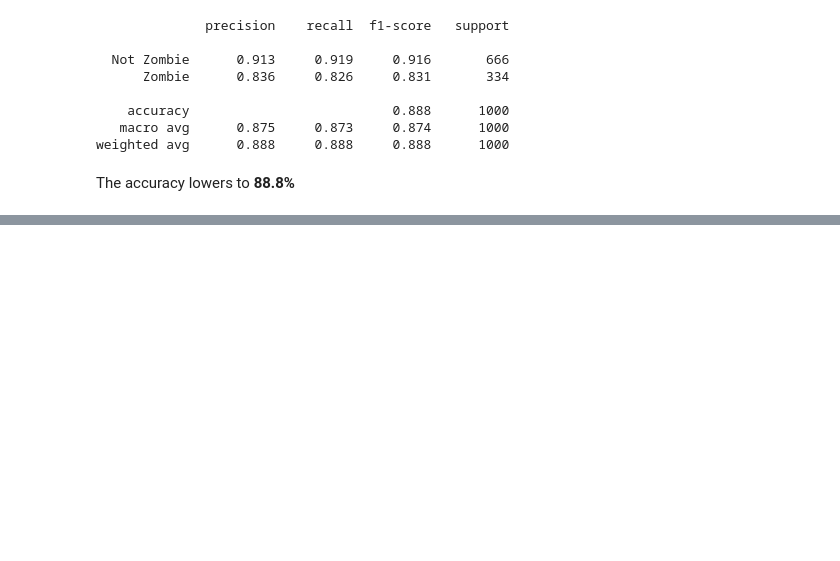
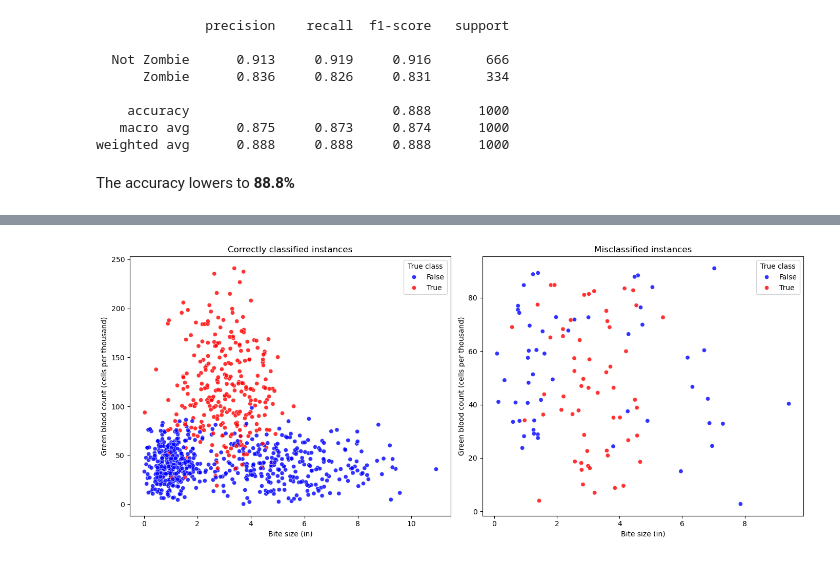
Before and after one commit to AEnyioko/Zombie, a Jupyter notebook: Zombie Project.ipynb, the cells around one changed output, grey strips where cells are left out. Cells and saved outputs as stored; diff of their text form; code cells hidden in the pictures; blank space fills up the shorter version.

```diff
--- a/Zombie Project.ipynb
+++ b/Zombie Project.ipynb
@@ -248,0 +259,28 @@ weighted avg      0.914     0.914     0.914      1000
+# %%
+# Prepare a DataFrame with true labels, predictions, and a correctness flag
+plot_df = x_test.copy()
+plot_df = plot_df.assign(true=y_test.values, pred=y_pred_no_bite)
+plot_df['correct'] = plot_df['true'] == plot_df['pred']
+
+# Plot correctly classified vs misclassified instances side-by-side
+plt.figure(figsize=(14,6))
+# Correctly classified
+plt.subplot(1,2,1)
+sns.scatterplot(data=plot_df[plot_df['correct']], x='bite_size', y='green_blood_count', hue='true', palette={0:'blue',1:'red'}, alpha=0.8)
+plt.xlabel('Bite size (in)')
+plt.ylabel('Green blood count (cells per thousand)')
+plt.title('Correctly classified instances')
+plt.legend(title='True class')
+
+# Misclassified
+plt.subplot(1,2,2)
+sns.scatterplot(data=plot_df[~plot_df['correct']], x='bite_size', y='green_blood_count', hue='true', palette={0:'blue',1:'red'}, alpha=0.8)
+plt.xlabel('Bite size (in)')
+plt.ylabel('Green blood count (cells per thousand)')
+plt.title('Misclassified instances')
+plt.legend(title='True class')
+
+plt.tight_layout()
+plt.show()
+# %% [output]
+[figure, added]
```
Also changed, not shown: parts of 14 cells of this notebook.
